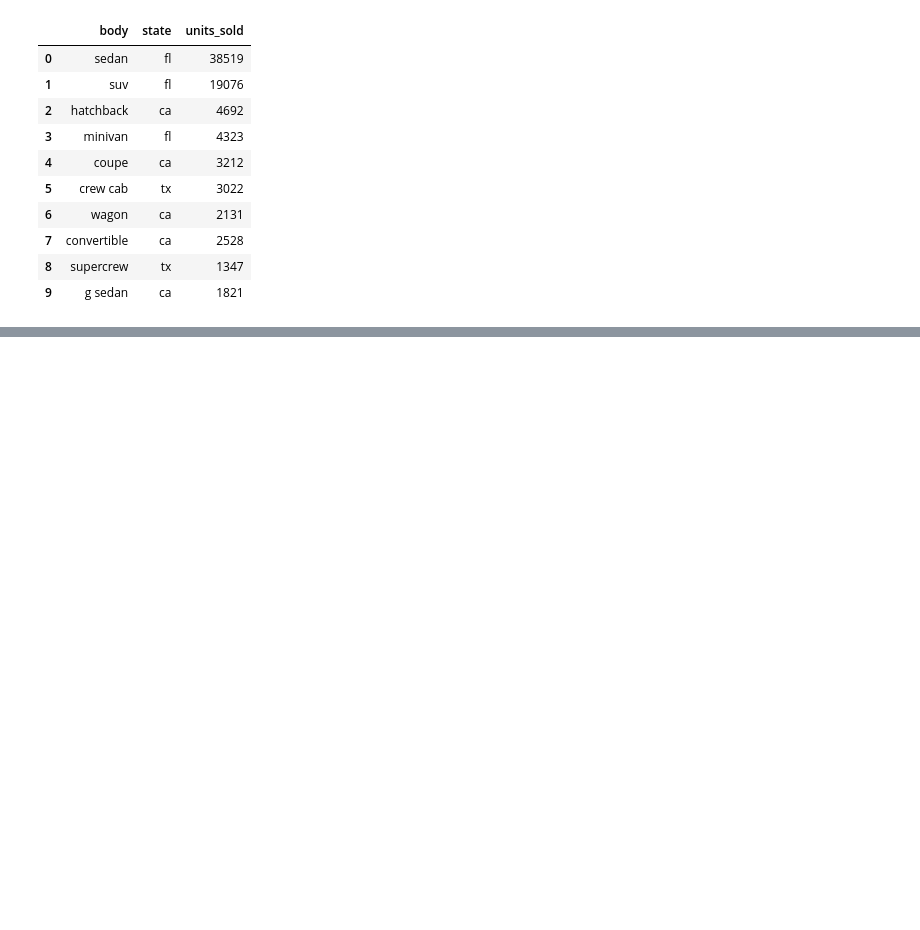
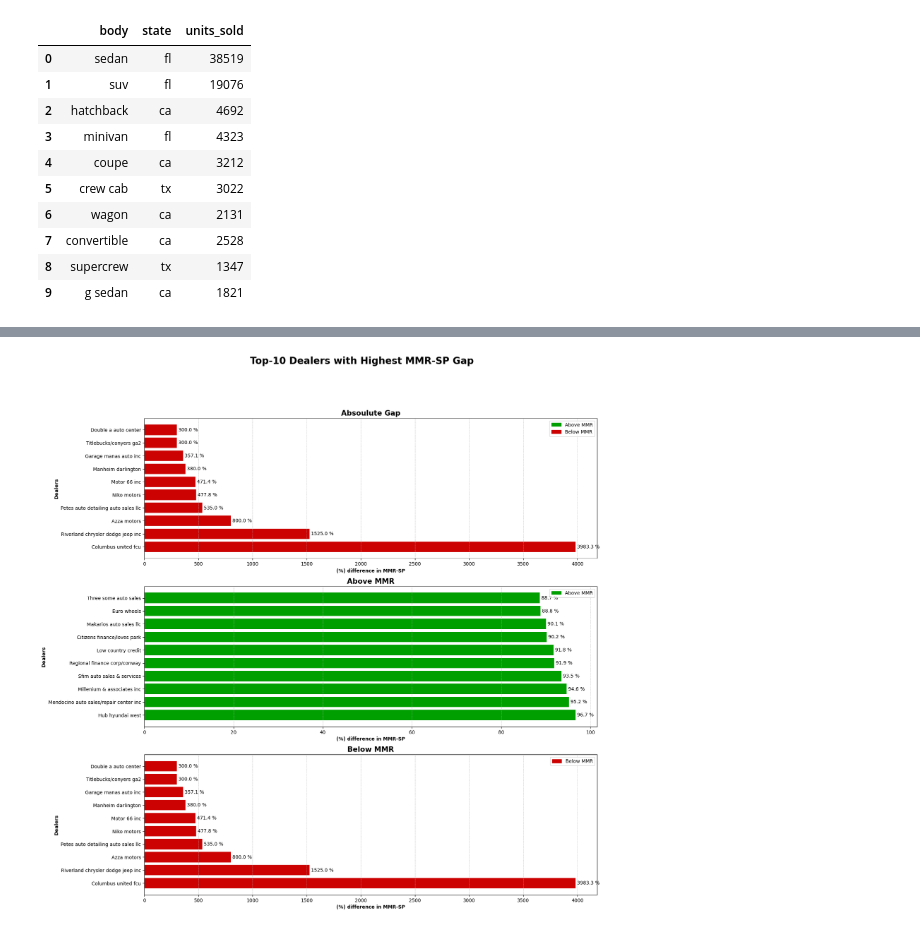
Before and after one commit to pranay-authankar/vehicle_sales_analytics, a Jupyter notebook: notebook/4_data_analysis.ipynb, the cells around one changed output, grey strips where cells are left out. Saved outputs shown, nothing was run; the diff lists cells and outputs as text; code cells hidden in the pictures; blank space fills up the shorter version.

```diff
--- a/notebook/4_data_analysis.ipynb
+++ b/notebook/4_data_analysis.ipynb
@@ -729,0 +863,16 @@ top_10_body
+# %%
+# 19. Top sellers with Max mmr-sp difference.
+
+base_seller_mmr_diff = (dataset.groupby(["seller"])["mmr_vs_sp_percent"]
+                       .agg('median')
+                       .reset_index(name = "mmr_diff"))
+
+base_seller_mmr_diff = (base_seller_mmr_diff.assign(abs_diff = base_seller_mmr_diff["mmr_diff"].abs(),
+                                                    sign = np.where(base_seller_mmr_diff["mmr_diff"] >= 0, "Below MMR", "Above MMR"))
+                       )
+
+top_seller_mmr_diff = base_seller_mmr_diff.sort_values(by = "abs_diff", ascending = False).head(10)
+top_seller_mmr_diff_above = base_seller_mmr_diff.sort_values(by = "mmr_diff").head(10)
+top_seller_mmr_diff_below = base_seller_mmr_diff.sort_values(by = "mmr_diff", ascending = False).head(10)
+
+top_seller_mmr_diff_above
@@ -729,0 +891,72 @@ top_10_body
+# %%
+# Graph
+
+plt.figure(figsize = (17, 18))
+
+plt.subplot(3, 1, 1)
+
+y_axis = top_seller_mmr_diff["seller"].str.capitalize()
+x_axis = top_seller_mmr_diff["abs_diff"]
+
+color_map = {"Above MMR" : "#009f00", "Below MMR" : "#cc0101"}
+bar_colors = top_seller_mmr_diff["sign"].map(color_map)
+
+bars = plt.barh(y_axis, x_axis, color = bar_colors)
+
+plt.bar_label(bars, labels = [f" {x:.1f} %" for x in bars.datavalues])
+
+plt.grid(axis = "x", linestyle = "--", linewidth = 0.5)
+
+legend_items = [Patch(color = color_map[sign], label = sign) for sign in color_map]
+plt.legend(handles = legend_items)
+
+plt.xlabel("(%) difference in MMR-SP", fontweight = "bold")
+plt.ylabel("Dealers", fontweight = "bold")
+plt.title("Absoulute Gap", fontweight = "bold", fontsize = 15)
+
+# G-2: Above MMR
+
+plt.subplot(3, 1, 2)
+
+y_axis = top_seller_mmr_diff_above["seller"].str.capitalize()
+x_axis = top_seller_mmr_diff_above["abs_diff"]
+
+bars = plt.barh(y_axis, x_axis, color = "#009f00")
+
+plt.bar_label(bars, labels = [f" {x:.1f} %" for x in bars.datavalues])
+
+plt.grid(axis = "x", linestyle = "--", linewidth = 0.5)
+
+legend_items = [Patch(color = "#009f00", label = "Above MMR")]
+plt.legend(handles = legend_items)
+
+plt.xlabel("(%) difference in MMR-SP", fontweight = "bold")
+plt.ylabel("Dealers", fontweight = "bold")
+plt.title("Above MMR", fontweight = "bold", fontsize = 15)
+
+# G-3: Below MMR
+
+plt.subplot(3, 1, 3)
+
+y_axis = top_seller_mmr_diff_below["seller"].str.capitalize()
+x_axis = top_seller_mmr_diff_below["abs_diff"]
+
+bars = plt.barh(y_axis, x_axis, color = "#cc0101")
+
+plt.bar_label(bars, labels = [f" {x:.1f} %" for x in bars.datavalues])
+
+plt.grid(axis = "x", linestyle = "--", linewidth = 0.5)
+
+legend_items = [Patch(color = "#cc0101", label = "Below MMR")]
+plt.legend(handles = legend_items)
+
+plt.xlabel("(%) difference in MMR-SP", fontweight = "bold")
+plt.ylabel("Dealers", fontweight = "bold")
+plt.title("Below MMR", fontweight = "bold", fontsize = 15)
+
+plt.suptitle("Top-10 Dealers with Highest MMR-SP Gap ", fontsize = 20, fontweight = "bold")
+
+plt.savefig("../charts/dealers_with_max_mmr_diff.png", bbox_inches = "tight")
+plt.show()
+# %% [output]
+[figure, added]
```
Also changed, not shown: parts of 6 cells of this notebook, 5 other files.
